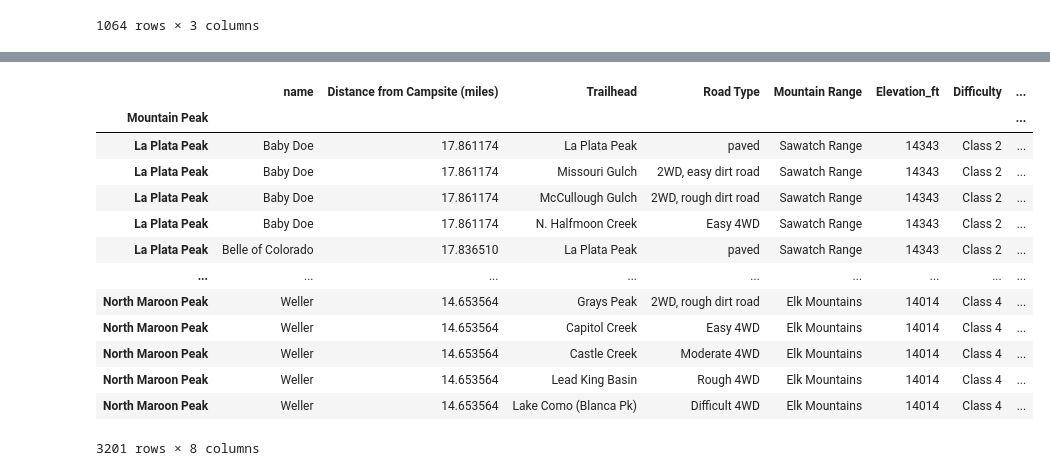
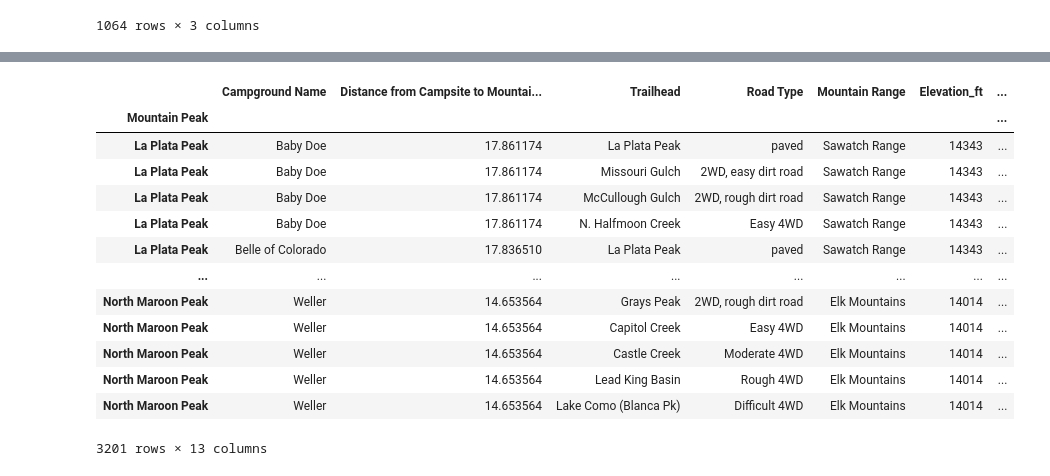
Before and after one commit to dalberghini/14er_project, a Jupyter notebook: 14ers_trailheads_campgrounds_other.ipynb, the cells around one changed output, grey strips where cells are left out. Drawn from its saved outputs; the diff is of its cells as text; code cells hidden in the pictures.

```diff
--- a/14ers_trailheads_campgrounds_other.ipynb
+++ b/14ers_trailheads_campgrounds_other.ipynb
@@ -436,25 +411,32 @@ distance_df.groupby("Mountains").count()
 # %%
 distance_df = distance_df.rename(columns = ({"Mountains": "Mountain Peak"}))
 # %%
-first_merge = pd.merge(distance_df,df2, on = "Mountain Peak")
+first_merge = pd.merge(distance_df,mountains, on = "Mountain Peak")
 second_merge = pd.merge(first_merge, combined_df, on = "Mountain Peak")
 second_merge = second_merge.set_index("Mountain Peak")
-second_merge = second_merge[["name","Distance from Campsite (miles)","Trailhead", "Road Type","Mountain Range","Elevation_ft", "Difficulty","Mountain Range"]]
-display(second_merge)
+#display(second_merge)
+second_merge = second_merge[["name","Distance from Campsite (miles)","Trailhead", "Road Type","Mountain Range","Elevation_ft","Lat","Long","Standard Route","Distance_mi", "Elevation Gain_ft", "Difficulty","Mountain Range"]]
+second_merge = second_merge.rename(columns = ({"name": "Campground Name",
+                                               "Distance from Campsite (miles)" : "Distance from Campsite to Mountain Peak (miles)",
+                                              "Lat": "Peak Latitude",
+                                              "Long": "Peak Longitude",
+                                              "Distance_mi": "Standard Route Distance (miles)",
+                                              }))
+second_merge
 # %% [output]
-|  | name | Distance from Campsite (miles) | Trailhead | Road Type | Mountain Range | Elevation_ft | Difficulty | ... |
-| Mountain Peak |  |  |  |  |  |  |  | ... |
-| La Plata Peak | Baby Doe | 17.861174 | La Plata Peak | paved | Sawatch Range | 14343 | Class 2 | ... |
-| La Plata Peak | Baby Doe | 17.861174 | Missouri Gulch | 2WD, easy dirt road | Sawatch Range | 14343 | Class 2 | ... |
-| La Plata Peak | Baby Doe | 17.861174 | McCullough Gulch | 2WD, rough dirt road | Sawatch Range | 14343 | Class 2 | ... |
-| La Plata Peak | Baby Doe | 17.861174 | N. Halfmoon Creek | Easy 4WD | Sawatch Range | 14343 | Class 2 | ... |
-| La Plata Peak | Belle of Colorado | 17.836510 | La Plata Peak | paved | Sawatch Range | 14343 | Class 2 | ... |
-| ... | ... | ... | ... | ... | ... | ... | ... | ... |
-| North Maroon Peak | Weller | 14.653564 | Grays Peak | 2WD, rough dirt road | Elk Mountains | 14014 | Class 4 | ... |
-| North Maroon Peak | Weller | 14.653564 | Capitol Creek | Easy 4WD | Elk Mountains | 14014 | Class 4 | ... |
-| North Maroon Peak | Weller | 14.653564 | Castle Creek | Moderate 4WD | Elk Mountains | 14014 | Class 4 | ... |
-| North Maroon Peak | Weller | 14.653564 | Lead King Basin | Rough 4WD | Elk Mountains | 14014 | Class 4 | ... |
-| North Maroon Peak | Weller | 14.653564 | Lake Como (Blanca Pk) | Difficult 4WD | Elk Mountains | 14014 | Class 4 | ... |
+|  | Campground Name | Distance from Campsite to Mountai... | Trailhead | Road Type | Mountain Range | Elevation_ft | ... |
+| Mountain Peak |  |  |  |  |  |  | ... |
+| La Plata Peak | Baby Doe | 17.861174 | La Plata Peak | paved | Sawatch Range | 14343 | ... |
+| La Plata Peak | Baby Doe | 17.861174 | Missouri Gulch | 2WD, easy dirt road | Sawatch Range | 14343 | ... |
+| La Plata Peak | Baby Doe | 17.861174 | McCullough Gulch | 2WD, rough dirt road | Sawatch Range | 14343 | ... |
+| La Plata Peak | Baby Doe | 17.861174 | N. Halfmoon Creek | Easy 4WD | Sawatch Range | 14343 | ... |
+| La Plata Peak | Belle of Colorado | 17.836510 | La Plata Peak | paved | Sawatch Range | 14343 | ... |
+| ... | ... | ... | ... | ... | ... | ... | ... |
+| North Maroon Peak | Weller | 14.653564 | Grays Peak | 2WD, rough dirt road | Elk Mountains | 14014 | ... |
+| North Maroon Peak | Weller | 14.653564 | Capitol Creek | Easy 4WD | Elk Mountains | 14014 | ... |
+| North Maroon Peak | Weller | 14.653564 | Castle Creek | Moderate 4WD | Elk Mountains | 14014 | ... |
+| North Maroon Peak | Weller | 14.653564 | Lead King Basin | Rough 4WD | Elk Mountains | 14014 | ... |
+| North Maroon Peak | Weller | 14.653564 | Lake Como (Blanca Pk) | Difficult 4WD | Elk Mountains | 14014 | ... |
-3201 rows × 8 columns
+3201 rows × 13 columns
 # %%
 grouped_df = second_merge.groupby("Mountain Peak")
```
Also changed, not shown: parts of 5 cells of this notebook.
